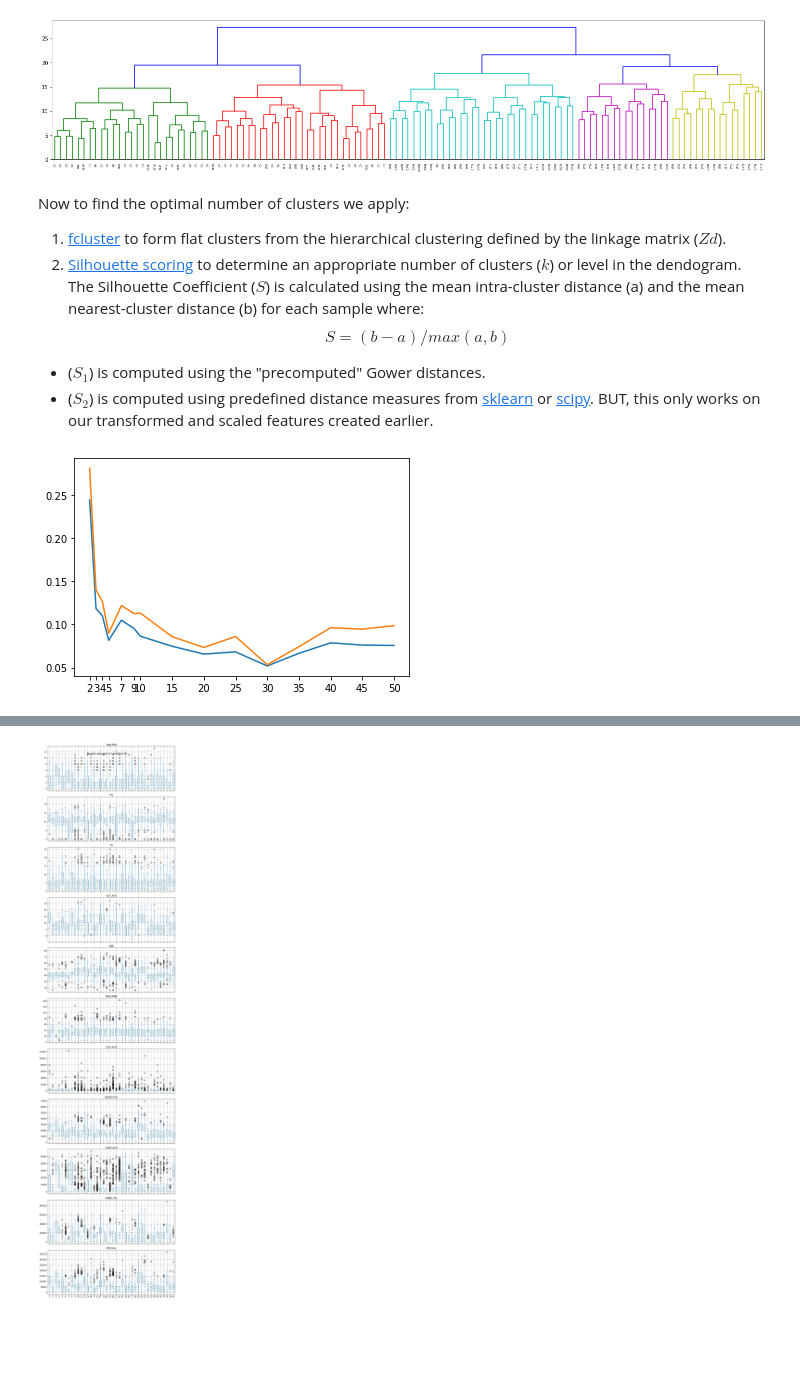
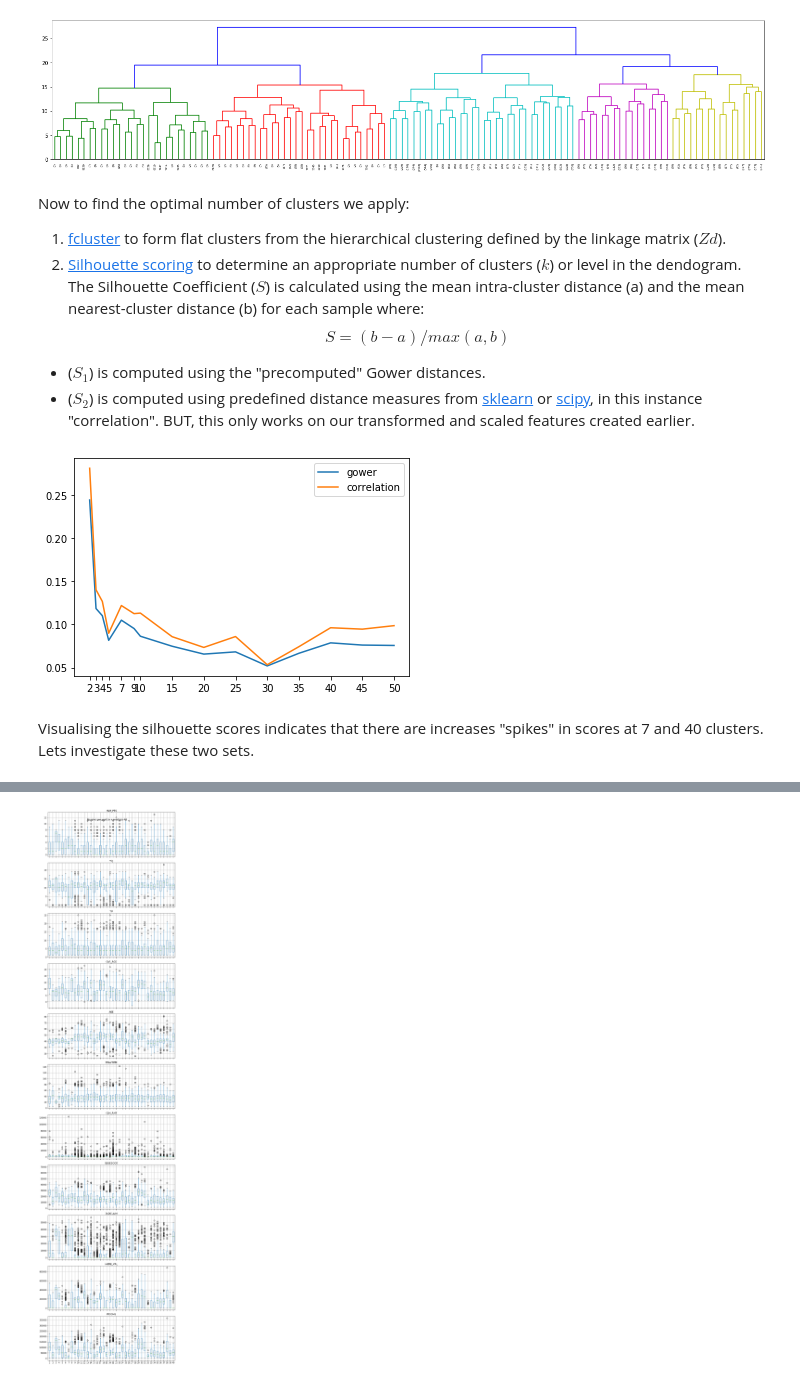
Before and after one commit to bpostance/learn_data_science, a Jupyter notebook: ML/2.3_Clustering/10-Clustering-Mixed-Data.ipynb, the cells around one changed output, grey strips where cells are left out. Saved outputs shown, nothing was run; the diff lists cells and outputs as text; code cells hidden in the pictures; blank space fills up the shorter version.

```diff
--- a/ML/2.3_Clustering/10-Clustering-Mixed-Data.ipynb
+++ b/ML/2.3_Clustering/10-Clustering-Mixed-Data.ipynb
@@ -346,24 +352,27 @@ Now to find the optimal number of clusters we apply:
 1. [Silhouette scoring](https://scikit-learn.org/stable/modules/generated/sklearn.metrics.silhouette_score.html) to determine an appropriate number of clusters ($k$) or level in the dendogram. The Silhouette Coefficient ($S$) is calculated using the mean intra-cluster distance (a) and the mean nearest-cluster distance (b) for each sample where:
 $$S = (b - a) / max(a, b)$$
  - ($S_1$) is computed using the "precomputed" Gower distances.
- - ($S_2$) is computed using predefined distance measures from [sklearn](https://scikit-learn.org/stable/modules/generated/sklearn.metrics.pairwise_distances.html#) or [scipy](https://docs.scipy.org/doc/scipy/reference/spatial.distance.html). BUT, this only works on our transformed and scaled features created earlier.
+ - ($S_2$) is computed using predefined distance measures from [sklearn](https://scikit-learn.org/stable/modules/generated/sklearn.metrics.pairwise_distances.html#) or [scipy](https://docs.scipy.org/doc/scipy/reference/spatial.distance.html), in this instance "correlation". BUT, this only works on our transformed and scaled features created earlier.
 # %%
 # find k clusters
 results = dict()
 
 k_cand = [2,3,4,5,7,9,]
 k_cand.extend(list(np.arange(10,55,5)))
 
 for k in k_cand:
     cluster_array = fcluster(Z, k, criterion='maxclust')
-    score1 = silhouette_score(gd[:n,:n], cluster_array, metric='precomputed')
-    score2 = silhouette_score(Xy_scaled[:n], cluster_array,metric='correlation')
+    score1 = silhouette_score(gd, cluster_array, metric='precomputed')
+    score2 = silhouette_score(Xy_scaled, cluster_array,metric='correlation')
     results[k] = {'k':cluster_array,'s1':score1,'s2':score2}
-#     print(f'{k} : {score1} : {score2}')
 
-plt.plot([i for i in results.keys()],[i['s1'] for i in results.values()])
-plt.plot([i for i in results.keys()],[i['s2'] for i in results.values()])
+plt.plot([i for i in results.keys()],[i['s1'] for i in results.values()],label='gower')
+plt.plot([i for i in results.keys()],[i['s2'] for i in results.values()],label='correlation')
+plt.legend()
 plt.xticks(k_cand);
 # %% [output]
-[figure, old version]
+[figure, new version]
+# %% [markdown]
+Visualising the silhouette scores indicates that there are increases "spikes" in scores at 7 and 40 clusters.
+Lets investigate these two sets.
 # %%
```
Also changed, not shown: parts of 27 cells of this notebook.
